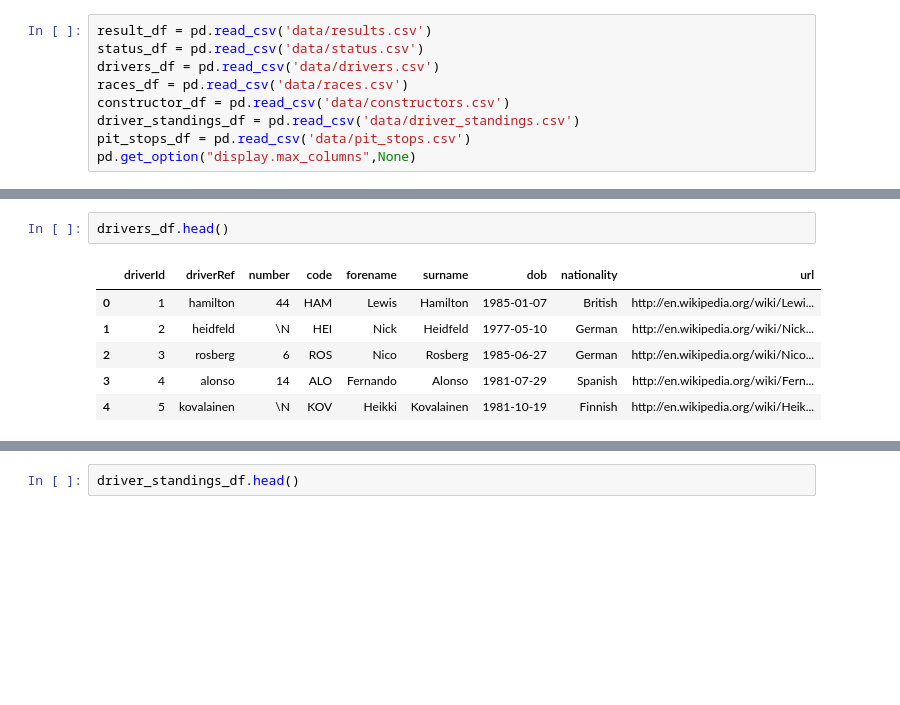
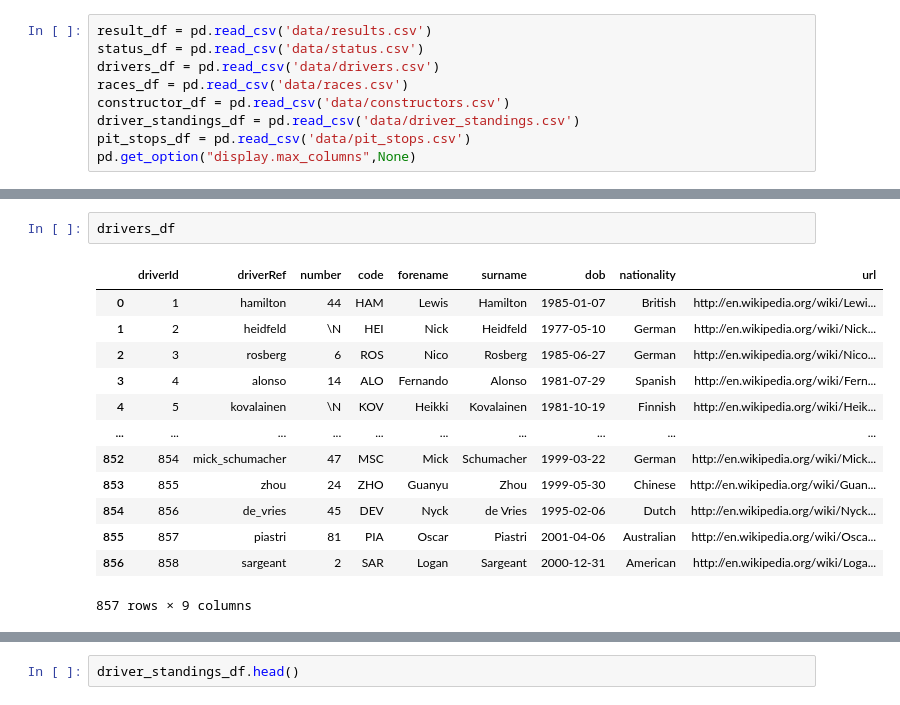
Before and after one commit to arvyz/f1, a Jupyter notebook: F1_features.ipynb, the cells around one changed output, grey strips where cells are left out. Cells and saved outputs as stored; diff of their text form; blank space fills up the shorter version.

```diff
--- a/F1_features.ipynb
+++ b/F1_features.ipynb
@@ -28,10 +35,17 @@ result_df.head()
 # %%
-drivers_df.head()
+drivers_df
 # %% [output]
 |  | driverId | driverRef | number | code | forename | surname | dob | nationality | url |
 | 0 | 1 | hamilton | 44 | HAM | Lewis | Hamilton | 1985-01-07 | British | http://en.wikipedia.org/wiki/Lewi... |
 | 1 | 2 | heidfeld | \N | HEI | Nick | Heidfeld | 1977-05-10 | German | http://en.wikipedia.org/wiki/Nick... |
 | 2 | 3 | rosberg | 6 | ROS | Nico | Rosberg | 1985-06-27 | German | http://en.wikipedia.org/wiki/Nico... |
 | 3 | 4 | alonso | 14 | ALO | Fernando | Alonso | 1981-07-29 | Spanish | http://en.wikipedia.org/wiki/Fern... |
 | 4 | 5 | kovalainen | \N | KOV | Heikki | Kovalainen | 1981-10-19 | Finnish | http://en.wikipedia.org/wiki/Heik... |
+| ... | ... | ... | ... | ... | ... | ... | ... | ... | ... |
+| 852 | 854 | mick_schumacher | 47 | MSC | Mick | Schumacher | 1999-03-22 | German | http://en.wikipedia.org/wiki/Mick... |
+| 853 | 855 | zhou | 24 | ZHO | Guanyu | Zhou | 1999-05-30 | Chinese | http://en.wikipedia.org/wiki/Guan... |
+| 854 | 856 | de_vries | 45 | DEV | Nyck | de Vries | 1995-02-06 | Dutch | http://en.wikipedia.org/wiki/Nyck... |
+| 855 | 857 | piastri | 81 | PIA | Oscar | Piastri | 2001-04-06 | Australian | http://en.wikipedia.org/wiki/Osca... |
+| 856 | 858 | sargeant | 2 | SAR | Logan | Sargeant | 2000-12-31 | American | http://en.wikipedia.org/wiki/Loga... |
+857 rows × 9 columns
 # %%
```
Also changed, not shown: parts of 11 cells of this notebook.
